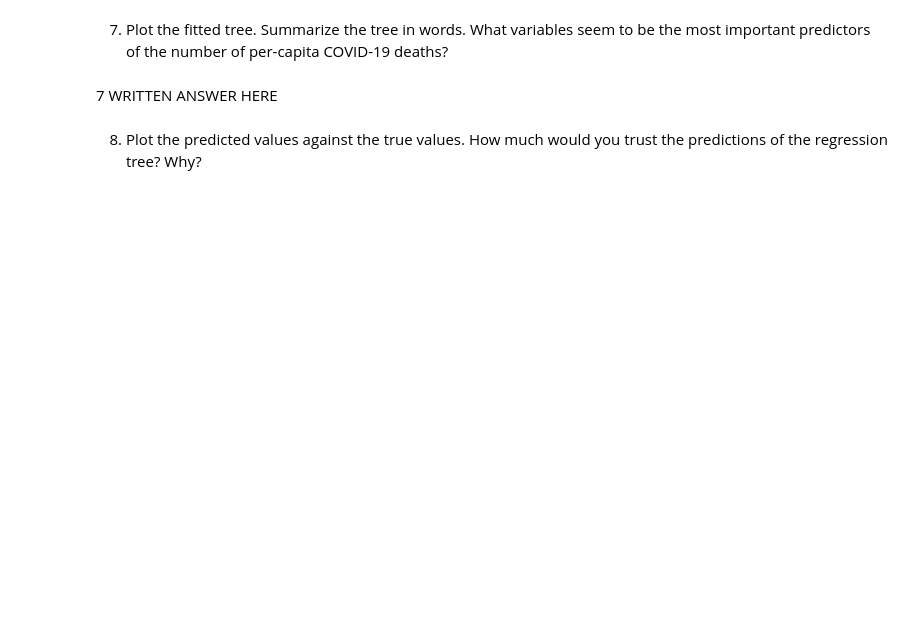
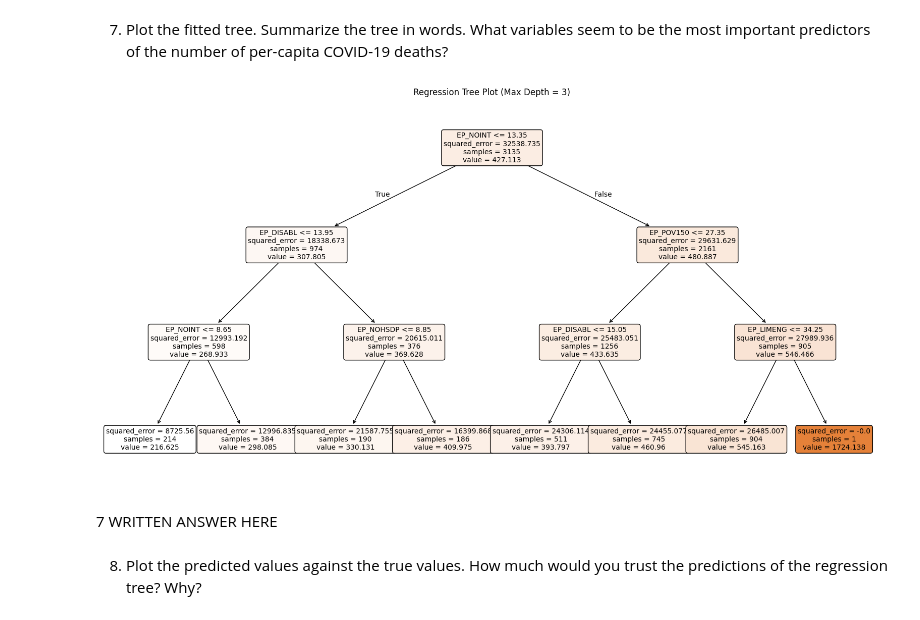
Before and after one commit to nolanyager/MachineLearning_Fall24, a Jupyter notebook: homework/HW_04.ipynb, the cells around one changed output. Saved outputs shown, nothing was run; the diff lists cells and outputs as text; code cells hidden in the pictures; blank space fills up the shorter version.

```diff
--- a/homework/HW_04.ipynb
+++ b/homework/HW_04.ipynb
@@ -26,5 +26,7 @@ The goal of this analysis is to use a regression tree to predict the number of p
 # %% [markdown]
 1. Load the data file.
 # %%
-# Loading merged data
-merged_data = pd.read_csv("data/processed/nri_svi_merged.csv")
+# Loading data
+covid_data = pd.read_csv("data/processed/svi_covid.csv")
+
+print(covid_data.head(5))
@@ -48,5 +212,19 @@ NOLAN ANSWER HERE:
 # %% [markdown]
 7. Plot the fitted tree. Summarize the tree in words. What variables seem to be the most important predictors of the number of per-capita COVID-19 deaths?
+# %%
+from sklearn.tree import plot_tree
+
+# Fitted regression tree
+def plot_fitted_tree(fitted_tree, feature_names):
+    plt.figure(figsize=(20, 10))
+    plot_tree(fitted_tree, feature_names=feature_names, filled=True, rounded=True, fontsize=10)
+    plt.title("Regression Tree Plot (Max Depth = 3)")
+    plt.show()
+
+# Plotting it
+plot_fitted_tree(fitted_tree_full, predictor_vars)
+# %% [output]
+[figure, added]
 # %% [markdown]
 7 WRITTEN ANSWER HERE
 # %% [markdown]
```
Also changed, not shown: parts of 11 cells of this notebook, 1 other file.
